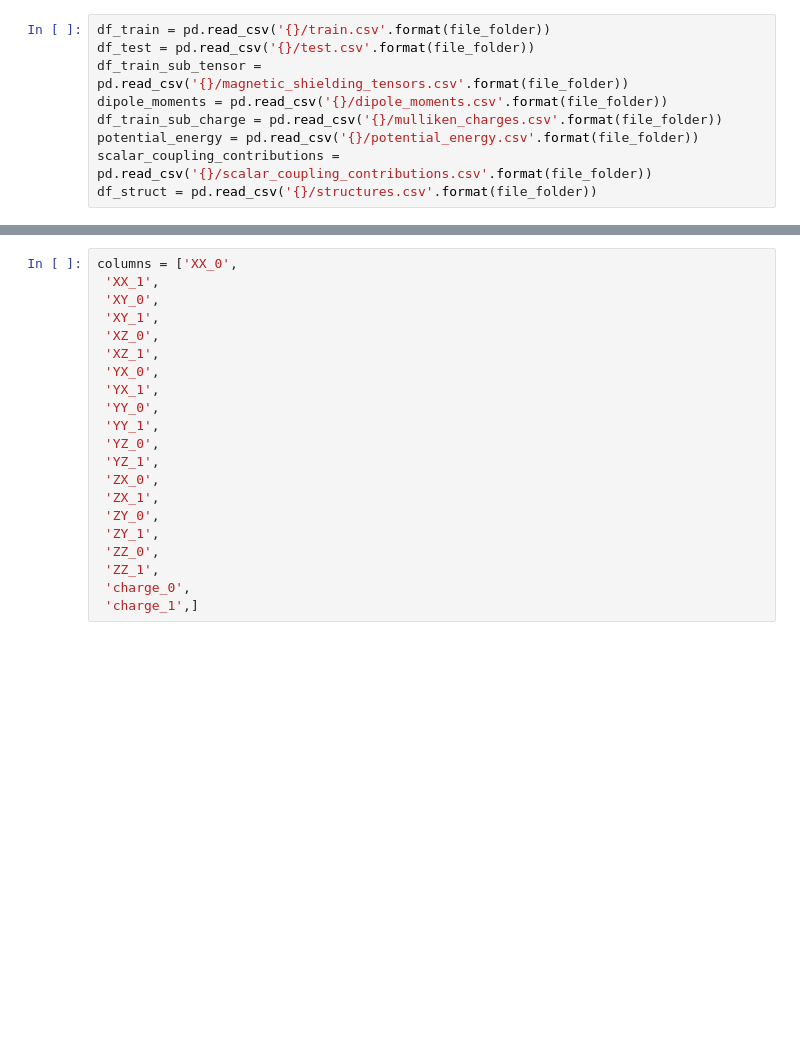
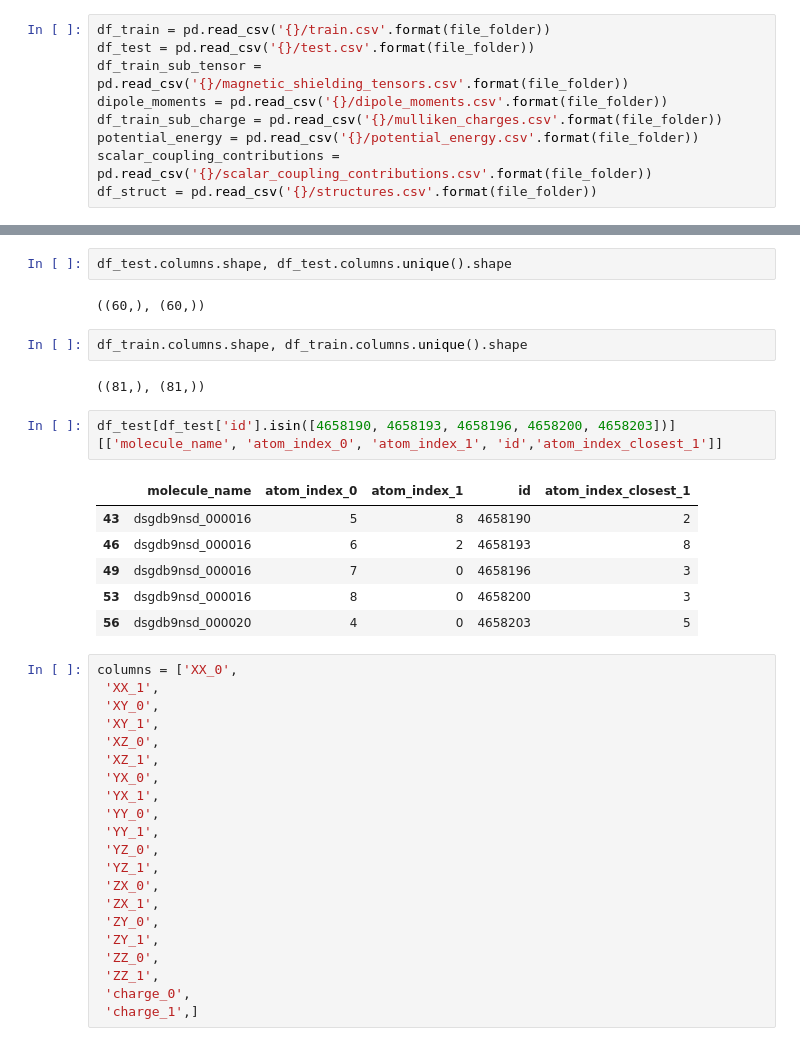
Before and after one commit to arhow/MolecularProperties, a Jupyter notebook: molecularproperties/extract_features/keras-neural-net-for-champs.ipynb, the cells around one changed output, grey strips where cells are left out. Drawn from its saved outputs; the diff is of its cells as text; blank space fills up the shorter version.

```diff
--- a/molecularproperties/extract_features/keras-neural-net-for-champs.ipynb
+++ b/molecularproperties/extract_features/keras-neural-net-for-champs.ipynb
@@ -293,3 +284,20 @@ RAM usage: 4.413333892822266 GB
+# %%
+df_test.columns.shape, df_test.columns.unique().shape
+# %% [output]
+((60,), (60,))
+# %%
+df_train.columns.shape, df_train.columns.unique().shape
+# %% [output]
+((81,), (81,))
+# %%
+df_test[df_test['id'].isin([4658190, 4658193, 4658196, 4658200, 4658203])][['molecule_name', 'atom_index_0', 'atom_index_1', 'id','atom_index_closest_1']]
+# %% [output]
+|  | molecule_name | atom_index_0 | atom_index_1 | id | atom_index_closest_1 |
+| 43 | dsgdb9nsd_000016 | 5 | 8 | 4658190 | 2 |
+| 46 | dsgdb9nsd_000016 | 6 | 2 | 4658193 | 8 |
+| 49 | dsgdb9nsd_000016 | 7 | 0 | 4658196 | 3 |
+| 53 | dsgdb9nsd_000016 | 8 | 0 | 4658200 | 3 |
+| 56 | dsgdb9nsd_000020 | 4 | 0 | 4658203 | 5 |
 # %%
 columns = ['XX_0',
  'XX_1',
```
Also changed, not shown: parts of 6 cells of this notebook, 3 other files.
